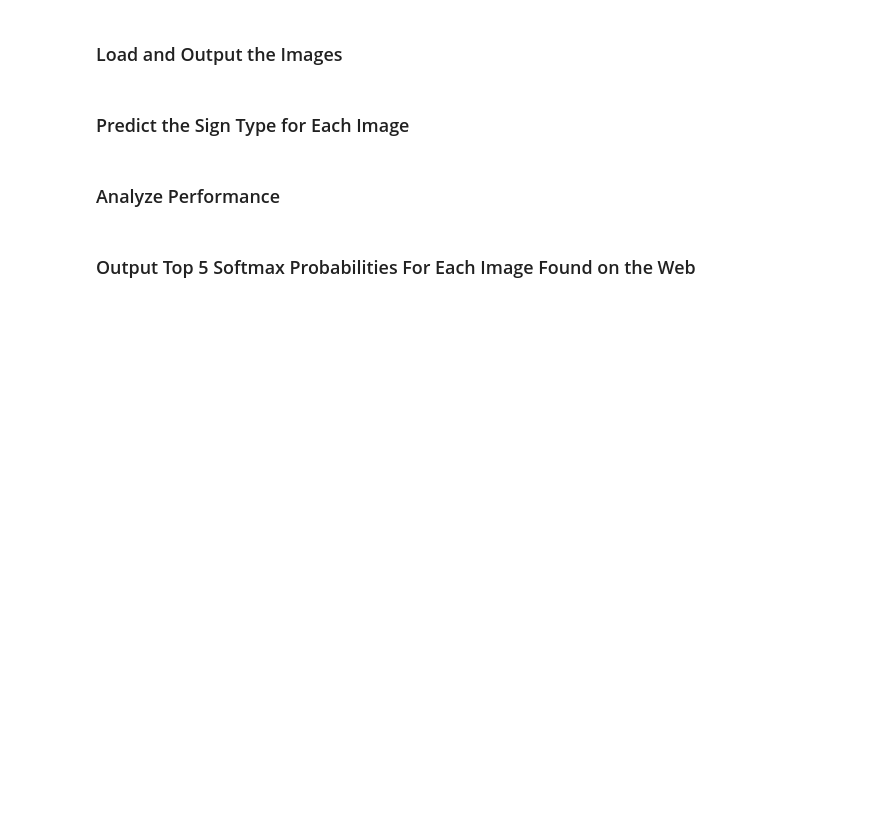
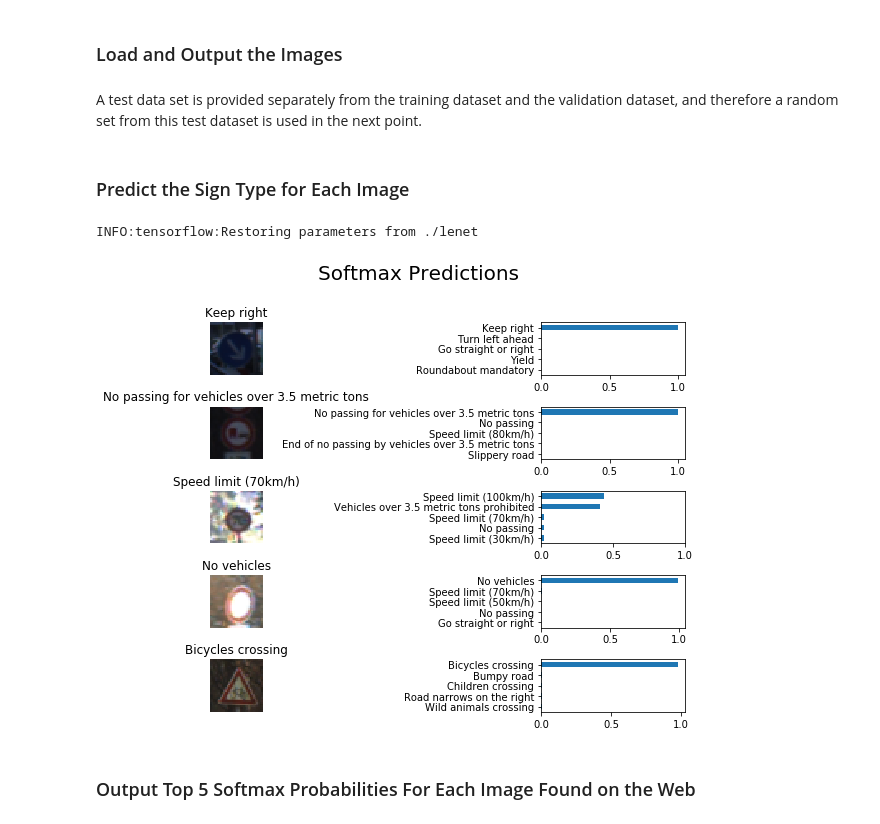
Before and after one commit to rpicatoste/carnd-term1-project2-traffic-sign-classifier, a Jupyter notebook: Traffic_Sign_Classifier.ipynb, the cells around one changed output. Cells and saved outputs as stored; diff of their text form; code cells hidden in the pictures; blank space fills up the shorter version.

```diff
--- a/Traffic_Sign_Classifier.ipynb
+++ b/Traffic_Sign_Classifier.ipynb
@@ -140,0 +388,6 @@ You may find `signnames.csv` useful as it contains mappings from the class id (i
+# %%
+with tf.Session() as sess:
+    saver.restore(sess, tf.train.latest_checkpoint('.'))
+
+    test_accuracy = evaluate(X_test, y_test, BATCH_SIZE)
+    print("Test Accuracy = {:.1%}".format(test_accuracy))
@@ -146,2 +403,4 @@ You may find `signnames.csv` useful as it contains mappings from the class id (i
+# %% [markdown]
+A test data set is provided separately from the training dataset and the validation dataset, and therefore a random set from this test dataset is used in the next point.
 # %% [markdown]
 ### Predict the Sign Type for Each Image
@@ -152,2 +406,0 @@ You may find `signnames.csv` useful as it contains mappings from the class id (i
-# %% [markdown]
-### Analyze Performance
@@ -157,2 +407,49 @@ You may find `signnames.csv` useful as it contains mappings from the class id (i
+# %%
+### Run the predictions here and use the model to output the prediction for each image.
+### Make sure to pre-process the images with the same pre-processing pipeline used earlier.
+### Feel free to use as many code cells as needed.
+
+n_samples = 5
+top_n_predictions = 5
+saver = tf.train.Saver()
+# Pick some random images from the test batch.
+predict_feature, real_outputs, real_labels = tuple(zip(*random.sample(list(zip(X_test, y_test, [label_names[x] for x in y_test])), n_samples)))
+
+with tf.Session() as sess:
+    saver.restore(sess, './lenet')
+    predicted = sess.run( tf.nn.top_k(tf.nn.softmax(logits), top_n_predictions), feed_dict= { x: predict_feature, keep_prob: 1.0 } )
+
+def display_image_predictions(images, real_labels, predicted):
+
+    fig, axies = plt.subplots(figsize=(8, 6),nrows=n_samples, ncols=3)
+    fig.tight_layout()
+    fig.suptitle('Softmax Predictions', fontsize=20, y=1.1)
+
+    n_predictions = top_n_predictions
+    margin = 0.05
+    ind = np.arange(n_predictions)
+    width = (1. - 2. * margin) / n_predictions
+
+    for image_i, (image, label_id, pred_indicies, pred_values) in enumerate(zip(images, real_labels, predicted.indices, predicted.values)):
+        pred_names = [label_names[pred_i] for pred_i in pred_indicies]
+        correct_name = label_names[label_id]
+
+        axies[image_i][0].imshow(image)
+        axies[image_i][0].set_title(correct_name)
+        axies[image_i][0].set_axis_off()
+
+        axies[image_i][1].set_axis_off()
+
+        axies[image_i][2].barh(ind + margin, pred_values[::-1], width*3)
+        axies[image_i][2].set_yticks(ind + margin)
+        axies[image_i][2].set_yticklabels(pred_names[::-1])
+        axies[image_i][2].set_xticks([0, 0.5, 1.0])
+
+
+# Print prediction of the random samples
+display_image_predictions(predict_feature, real_outputs, predicted)
+# %% [output]
+INFO:tensorflow:Restoring parameters from ./lenet
+[figure, added]
 # %% [markdown]
 ### Output Top 5 Softmax Probabilities For Each Image Found on the Web
```
Also changed, not shown: parts of 41 cells of this notebook, 3 other files.
